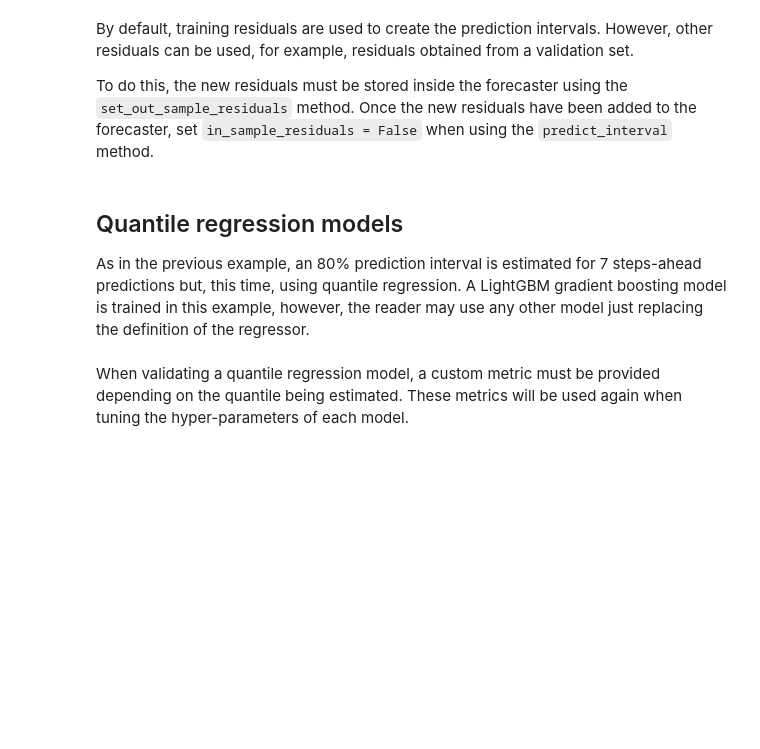
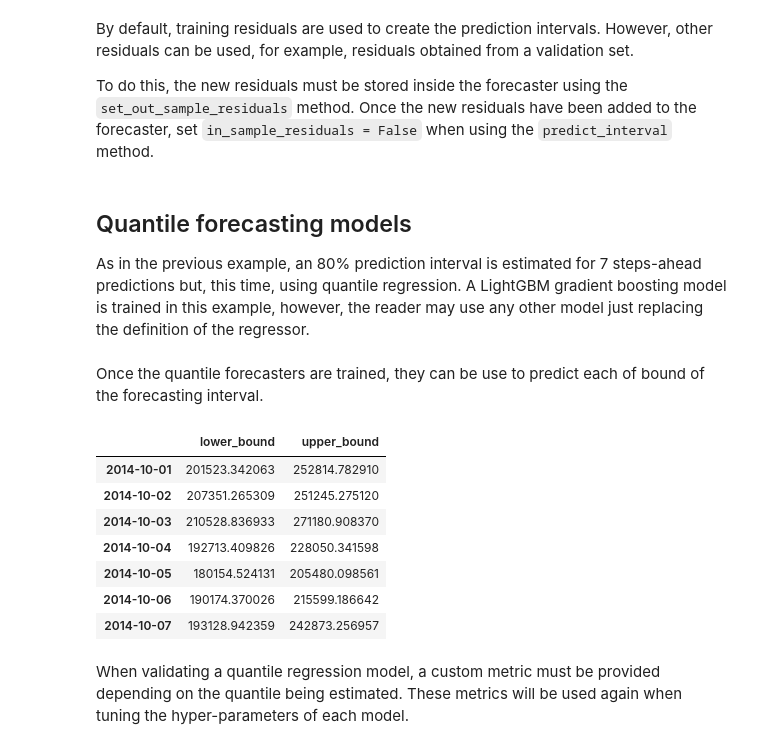
Before and after one commit to JoaquinAmatRodrigo/skforecast, a Jupyter notebook: docs/user_guides/prediction-intervals.ipynb, the cells around one changed output. Drawn from its saved outputs; the diff is of its cells as text; code cells hidden in the pictures; blank space fills up the shorter version.

```diff
--- a/docs/user_guides/prediction-intervals.ipynb
+++ b/docs/user_guides/prediction-intervals.ipynb
@@ -342,7 +358,7 @@ To do this, the new residuals must be stored inside the forecaster using the `se
 simulated_residuals = pd.Series(np.random.normal(size=500))
 forecaster.set_out_sample_residuals(residuals=simulated_residuals)
 # %% [markdown]
-## Quantile regression models
+## Quantile forecasting models
 
 As in the previous example, an 80% prediction interval is estimated for 7 steps-ahead predictions but, this time, using quantile regression. A LightGBM gradient boosting model is trained in this example, however, the reader may use any other model just replacing the definition of the regressor.
 # %%
@@ -377,6 +394,27 @@ forecaster_q90 = ForecasterAutoregDirect(
                     lags = 7,
                     steps = 7
                   )
+# %% [markdown]
+Once the quantile forecasters are trained, they can be use to predict each of bound of the forecasting interval.
+# %%
+# Predict intervals for next 7 steps
+# ==============================================================================
+predictions_q10 = forecaster_q10.predict(steps=7)
+predictions_q90 = forecaster_q90.predict(steps=7)
+predictions = pd.DataFrame({
+                'lower_bound': predictions_q10,
+                'upper_bound': predictions_q90,
+              })
+predictions
+# %% [output]
+|  | lower_bound | upper_bound |
+| 2014-10-01 | 201523.342063 | 252814.782910 |
+| 2014-10-02 | 207351.265309 | 251245.275120 |
+| 2014-10-03 | 210528.836933 | 271180.908370 |
+| 2014-10-04 | 192713.409826 | 228050.341598 |
+| 2014-10-05 | 180154.524131 | 205480.098561 |
+| 2014-10-06 | 190174.370026 | 215599.186642 |
+| 2014-10-07 | 193128.942359 | 242873.256957 |
 # %% [markdown]
 When validating a quantile regression model, a custom metric must be provided depending on the quantile being estimated. These metrics will be used again when tuning the hyper-parameters of each model.
 # %%
```
Also changed, not shown: parts of 16 cells of this notebook.
